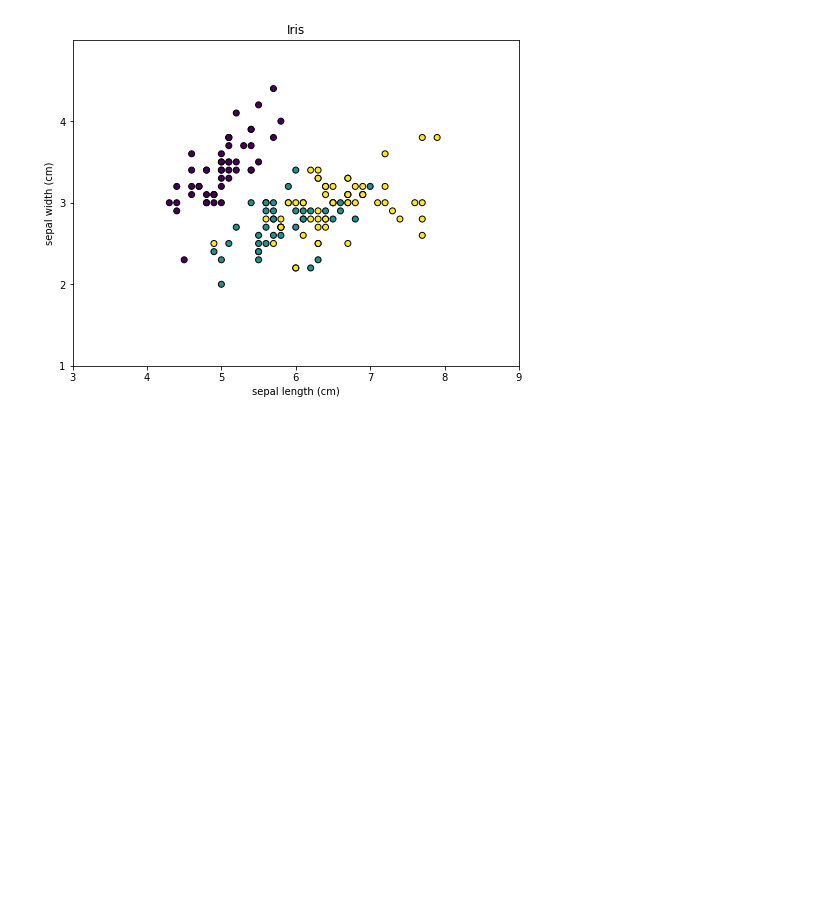
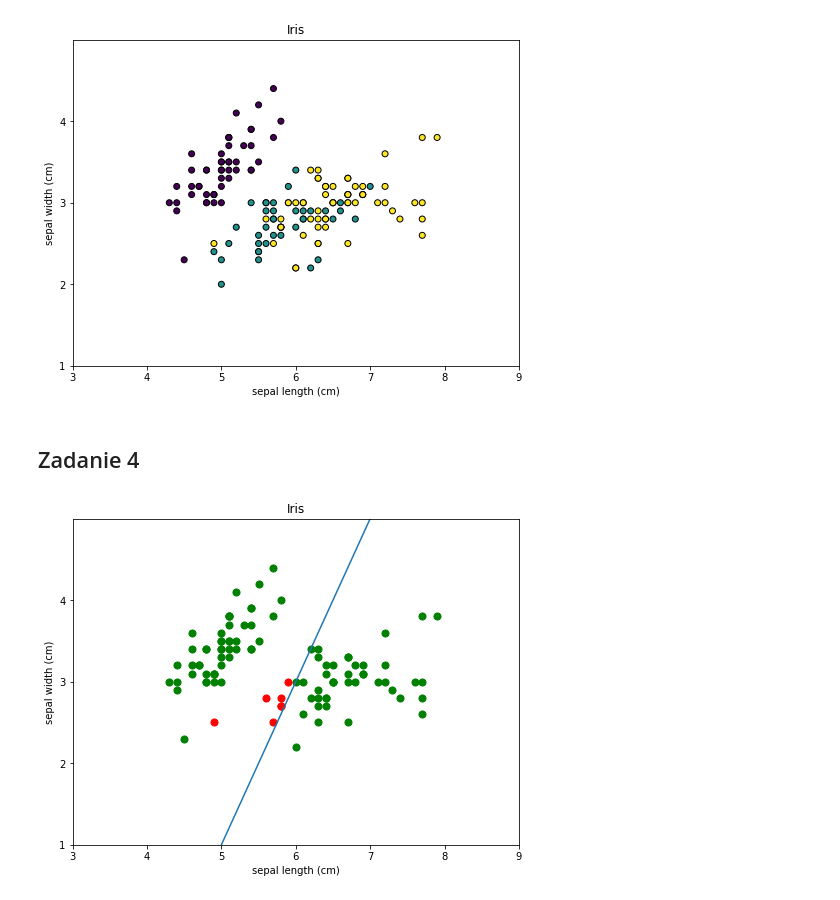
Before and after one commit to iloscnd/data-mining, a Jupyter notebook: lista1/List1.ipynb, the cells around one changed output. Cells and saved outputs as stored; diff of their text form; code cells hidden in the pictures; blank space fills up the shorter version.

```diff
--- a/lista1/List1.ipynb
+++ b/lista1/List1.ipynb
@@ -87,3 +157,30 @@ plt.show()
 #plt.savefig("zadanie1work.png")
 # %% [output]
 [figure]
+# %% [markdown]
+## Zadanie 4
+# %%
+X1 = iris.data[iris.target != 1, 0]
+X2 = iris.data[iris.target != 1, 1]
+Y = iris.target[iris.target != 1]/2
+
+x = np.linspace(3, 9)
+
+colors = np.logical_xor(X2 > 2*X1 - 9, Y)
+
+plt.figure(figsize=(8,6))
+plt.title("Iris")
+plt.xlabel(iris.feature_names[0])
+plt.xlim(3,9)
+plt.xticks(np.arange(3,10))
+plt.ylabel(iris.feature_names[1])
+plt.ylim(1,5)
+plt.yticks(np.arange(1,5))
+#plt.scatter(X1, X2, c=colors, cmap="RdYlGn", s=50)
+plt.scatter(X1[colors], X2[colors], c="g", s = 50)
+plt.scatter(X1[np.logical_not(colors)], X2[np.logical_not(colors)], c="r", s = 50)
+plt.plot(x, 2*x - 9)
+#plt.savefig("zadanie2a.png")
+plt.show()
+# %% [output]
+[figure, added]
```
Also changed, not shown: parts of 10 cells of this notebook, 4 other files.
